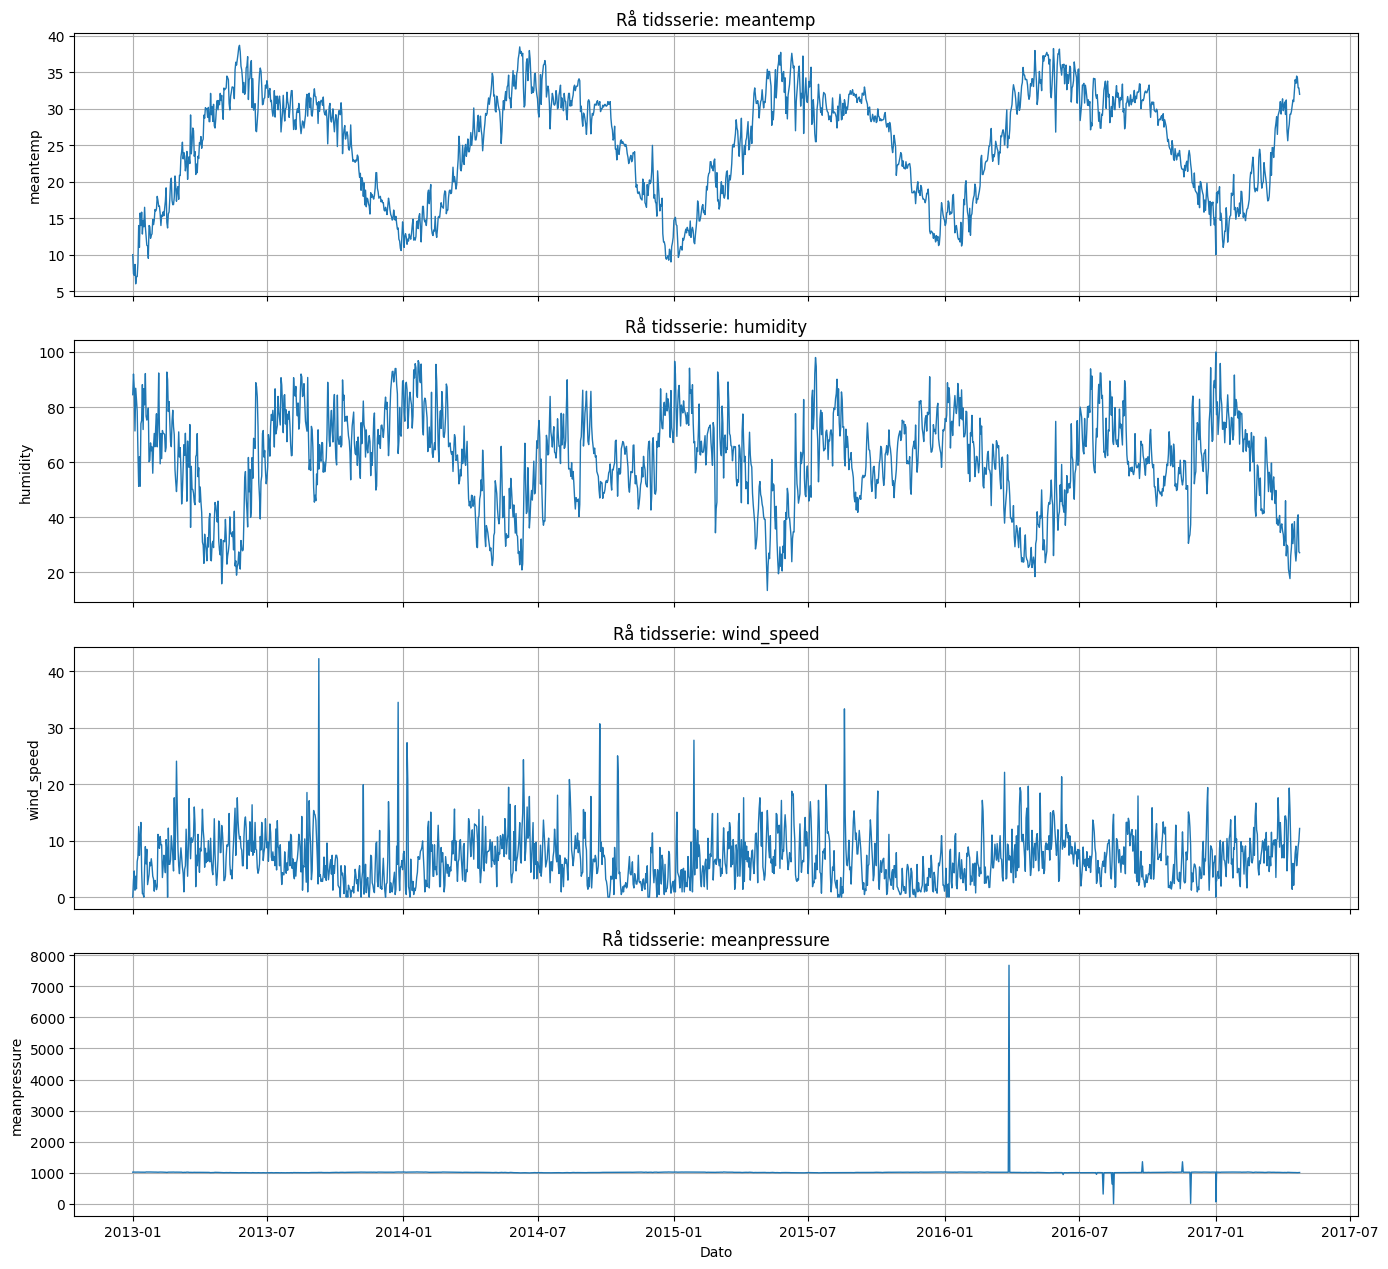
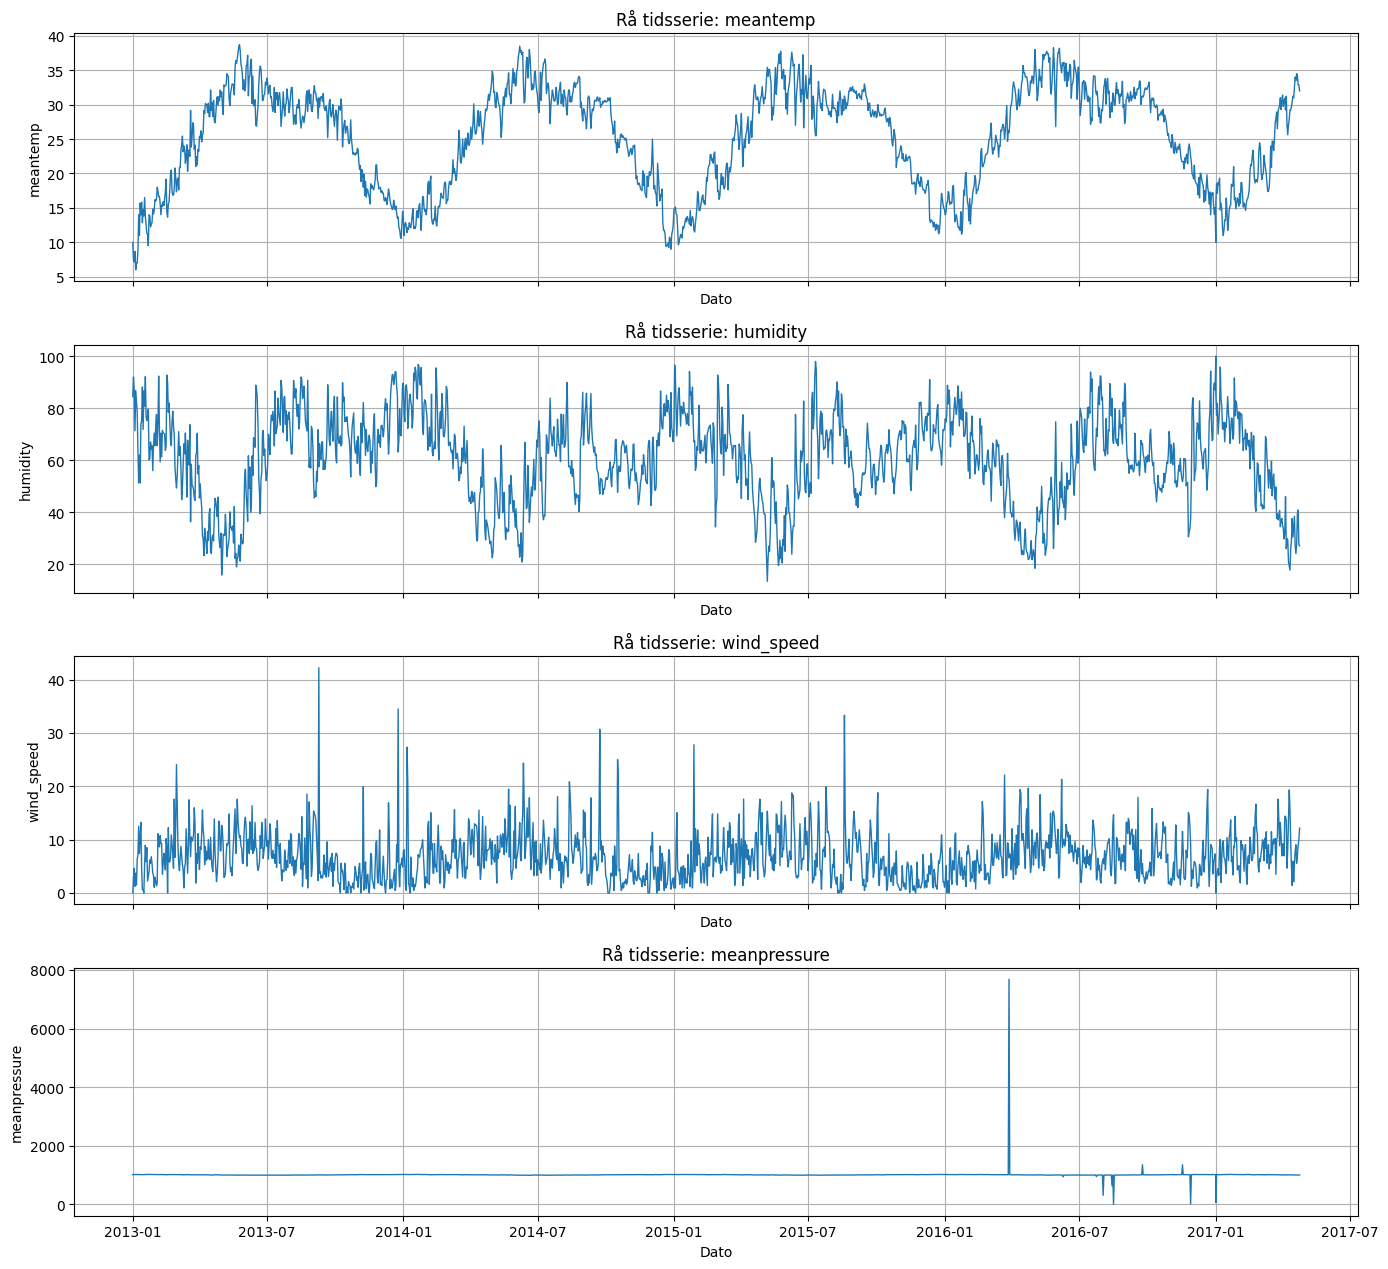
The change to this notebook cell's code, shown as a diff; its figure went from the first image to the second:
--- before
+++ after
@@ -6,6 +6,6 @@
     ax.plot(climate["date"], climate[col], linewidth=1)
     ax.set_title(f"Rå tidsserie: {col}")
-    ax.set_ylabel(col)
-axes[-1].set_xlabel("Dato")
+    ax.set_xlabel("Dato")
+    ax.set_ylabel(f"{col}")
 plt.tight_layout()
 plt.show()

Commit: Ændret x og y aksen plus fik sat matematik op så det ser fint ud